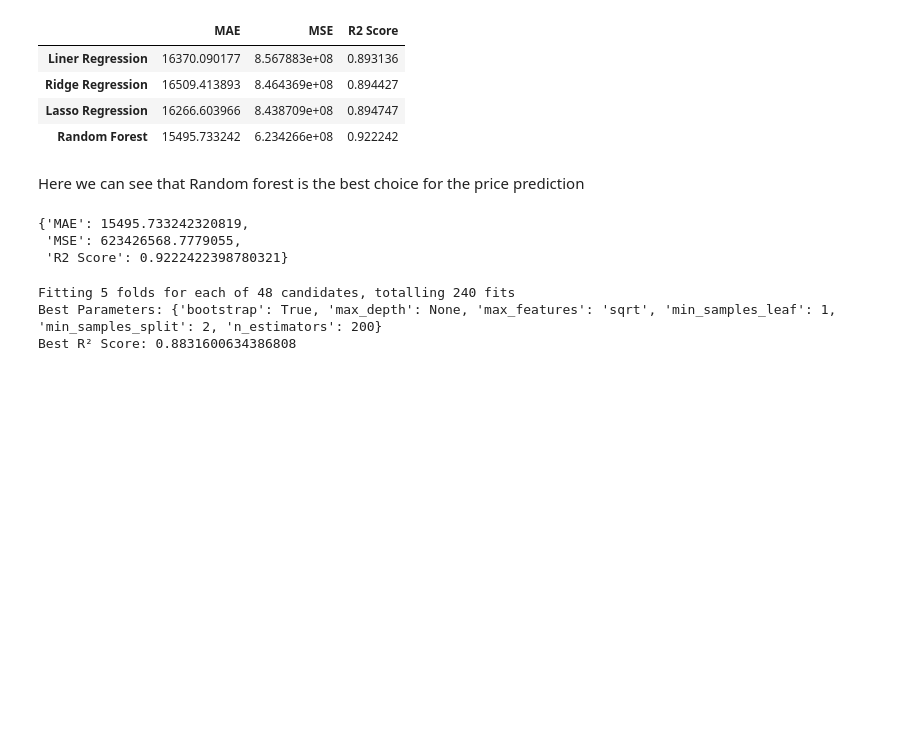
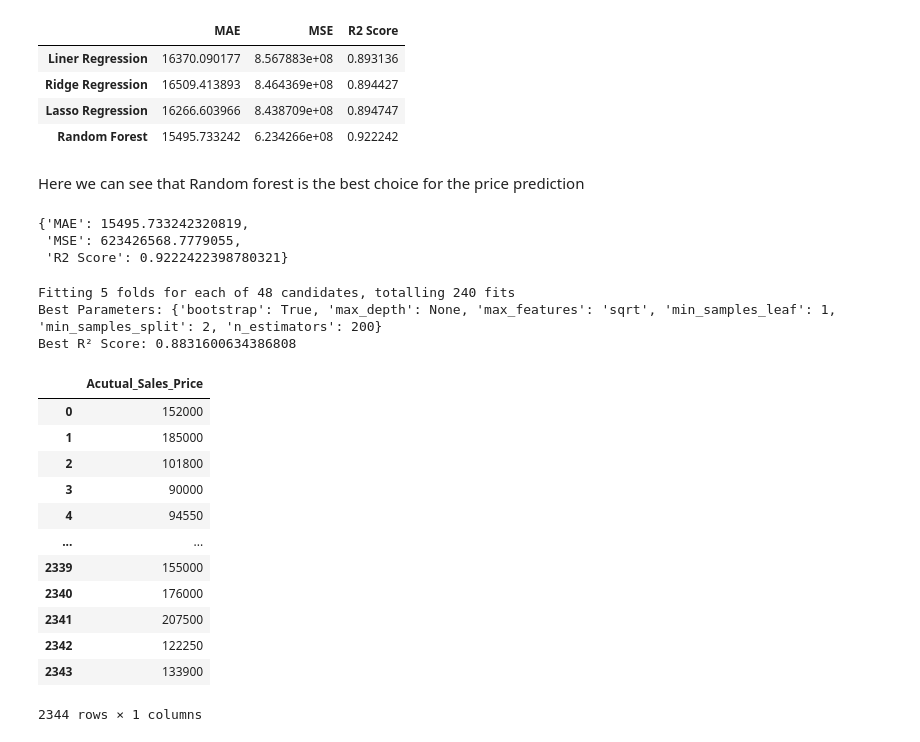
Before and after one commit to rushabh819/housing-price-regression, a Jupyter notebook: notebook/checker.ipynb, the cells around one changed output. Drawn from its saved outputs; the diff is of its cells as text; code cells hidden in the pictures; blank space fills up the shorter version.

```diff
--- a/notebook/checker.ipynb
+++ b/notebook/checker.ipynb
@@ -504,3 +504,38 @@ Converted boolean columns into int columns
 | 2929 | 1.731460 | 1.111225 | 0.061285 | 0.204422 | -0.066118 | 0.641571 | -0.506718 | 0.715726 | ... |
 2930 rows × 310 columns
 Error:
+# %%
+import pandas as pd
+import joblib
+from sklearn.metrics import r2_score, mean_absolute_error, mean_squared_error
+from sklearn.model_selection import train_test_split
+
+def import_data(path = "../data/processed/Clean_AmesHousing.csv"):
+    # import the data
+    data = pd.read_csv(path)
+    return data
+
+def run_model(model_path= "../models/randomForest_tunned.pkl", clean_file_path = "../data/processed/Clean_AmesHousing.csv", target_col = "SalePrice"):
+    data = import_data(clean_file_path)
+
+    model = joblib.load(model_path)
+    X = data.drop(columns= [target_col])
+    y = data[target_col]
+    # print(type(data), data.shape)
+    # print(type(X), X.shape)
+    # print(type(y), y.shape)
+    X_train, y_train, X_test, y_test = train_test_split(X, y, train_size= 0.8, random_state= 42)
+
+    print(type(X_test), X_test.shape)
+    print(type(y_test), y_test.shape)
+    # print(type(X_train), X_train.shape)
+    # print(type(y_train), y_train.shape)
+    y_pred = model.predict(X_test)
+
+    results= {
+        "MAE": mean_absolute_error(y_test, y_pred),
+        "MSE": mean_squared_error(y_test, y_pred),
+        "R2 Score": r2_score(y_test, y_pred)
+    }
+
+    return results
@@ -664,3 +725,23 @@ print("Best R² Score:", grid_search.best_score_)
 Fitting 5 folds for each of 48 candidates, totalling 240 fits
 Best Parameters: {'bootstrap': True, 'max_depth': None, 'max_features': 'sqrt', 'min_samples_leaf': 1, 'min_samples_split': 2, 'n_estimators': 200}
 Best R² Score: 0.8831600634386808
+# %%
+import pandas as pd
+y= import_data(path= "../data/train/y_train.csv")
+type(y[y.columns.to_list()[0]])
+y= y[y.columns.to_list()[0]].to_frame(name= "Acutual_Sales_Price")
+y
+# %% [output]
+|  | Acutual_Sales_Price |
+| 0 | 152000 |
+| 1 | 185000 |
+| 2 | 101800 |
+| 3 | 90000 |
+| 4 | 94550 |
+| ... | ... |
+| 2339 | 155000 |
+| 2340 | 176000 |
+| 2341 | 207500 |
+| 2342 | 122250 |
+| 2343 | 133900 |
+2344 rows × 1 columns
```
Also changed, not shown: parts of 3 cells of this notebook, 9 other files.
